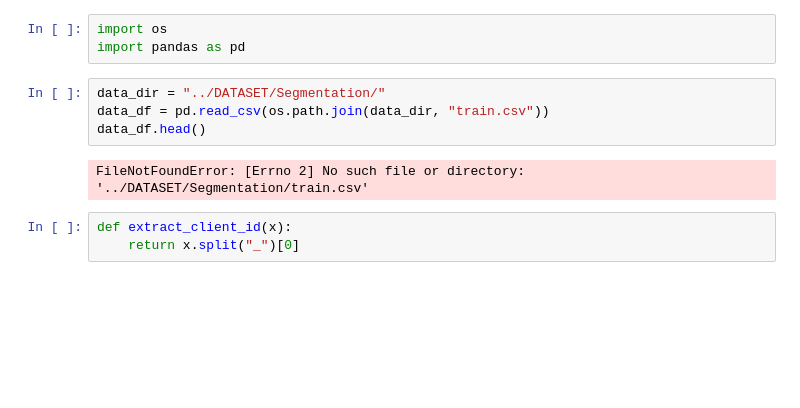
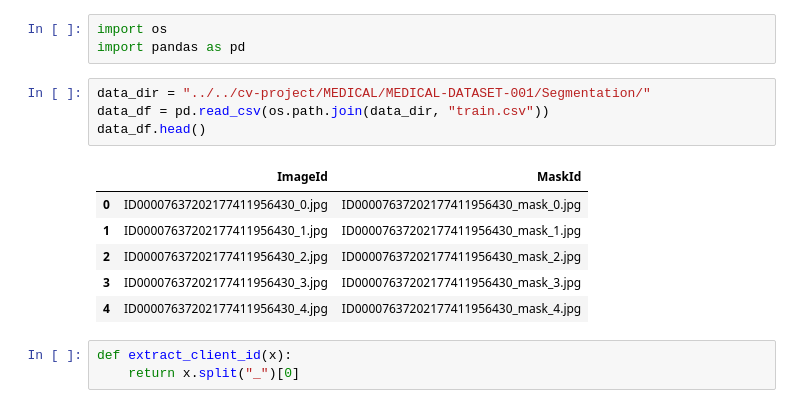
Before and after one commit to juhyunhan/Semantic-segmetation-Project, a Jupyter notebook: SOLUTION.ipynb, the cells around one changed output. Drawn from its saved outputs; the diff is of its cells as text; blank space fills up the shorter version.

```diff
--- a/SOLUTION.ipynb
+++ b/SOLUTION.ipynb
@@ -6,11 +6,16 @@
 import os
 import pandas as pd
 # %%
-data_dir = "../DATASET/Segmentation/"
+data_dir = "../../cv-project/MEDICAL/MEDICAL-DATASET-001/Segmentation/"
 data_df = pd.read_csv(os.path.join(data_dir, "train.csv"))
 data_df.head()
 # %% [output]
-FileNotFoundError: [Errno 2] No such file or directory: '../DATASET/Segmentation/train.csv'
+|  | ImageId | MaskId |
+| 0 | ID00007637202177411956430_0.jpg | ID00007637202177411956430_mask_0.jpg |
+| 1 | ID00007637202177411956430_1.jpg | ID00007637202177411956430_mask_1.jpg |
+| 2 | ID00007637202177411956430_2.jpg | ID00007637202177411956430_mask_2.jpg |
+| 3 | ID00007637202177411956430_3.jpg | ID00007637202177411956430_mask_3.jpg |
+| 4 | ID00007637202177411956430_4.jpg | ID00007637202177411956430_mask_4.jpg |
 # %%
 def extract_client_id(x):
     return x.split("_")[0]
```
Also changed, not shown: parts of 10 cells of this notebook.
